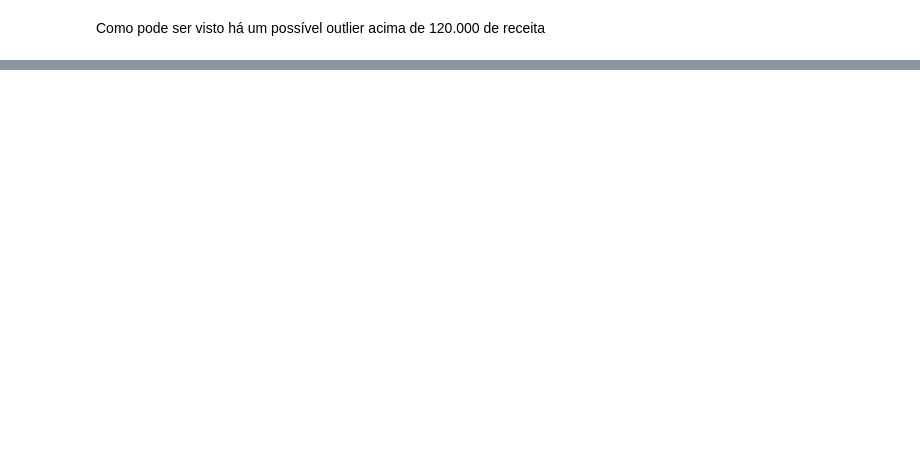
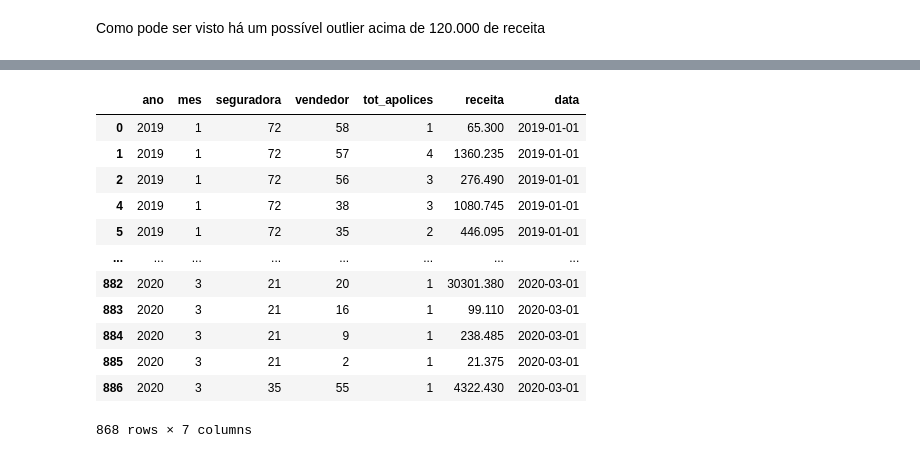
Before and after one commit to GabrielRomaoG/Insurance_policy_analysis, a Jupyter notebook: previsao_receita.ipynb, the cells around one changed output, grey strips where cells are left out. Saved outputs shown, nothing was run; the diff lists cells and outputs as text; code cells hidden in the pictures; blank space fills up the shorter version.

```diff
--- a/previsao_receita.ipynb
+++ b/previsao_receita.ipynb
@@ -86,0 +113,21 @@ plt.show()
+# %%
+# Dividindo entre Treino e Teste
+
+treino_df = df_receita.query("data < '2020-04-01' ")
+teste_df = df_receita.query("data >= '2020-04-01' ")
+# %%
+treino_df
+# %% [output]
+|  | ano | mes | seguradora | vendedor | tot_apolices | receita | data |
+| 0 | 2019 | 1 | 72 | 58 | 1 | 65.300 | 2019-01-01 |
+| 1 | 2019 | 1 | 72 | 57 | 4 | 1360.235 | 2019-01-01 |
+| 2 | 2019 | 1 | 72 | 56 | 3 | 276.490 | 2019-01-01 |
+| 4 | 2019 | 1 | 72 | 38 | 3 | 1080.745 | 2019-01-01 |
+| 5 | 2019 | 1 | 72 | 35 | 2 | 446.095 | 2019-01-01 |
+| ... | ... | ... | ... | ... | ... | ... | ... |
+| 882 | 2020 | 3 | 21 | 20 | 1 | 30301.380 | 2020-03-01 |
+| 883 | 2020 | 3 | 21 | 16 | 1 | 99.110 | 2020-03-01 |
+| 884 | 2020 | 3 | 21 | 9 | 1 | 238.485 | 2020-03-01 |
+| 885 | 2020 | 3 | 21 | 2 | 1 | 21.375 | 2020-03-01 |
+| 886 | 2020 | 3 | 35 | 55 | 1 | 4322.430 | 2020-03-01 |
+868 rows × 7 columns
```
Also changed, not shown: parts of 7 cells of this notebook.
